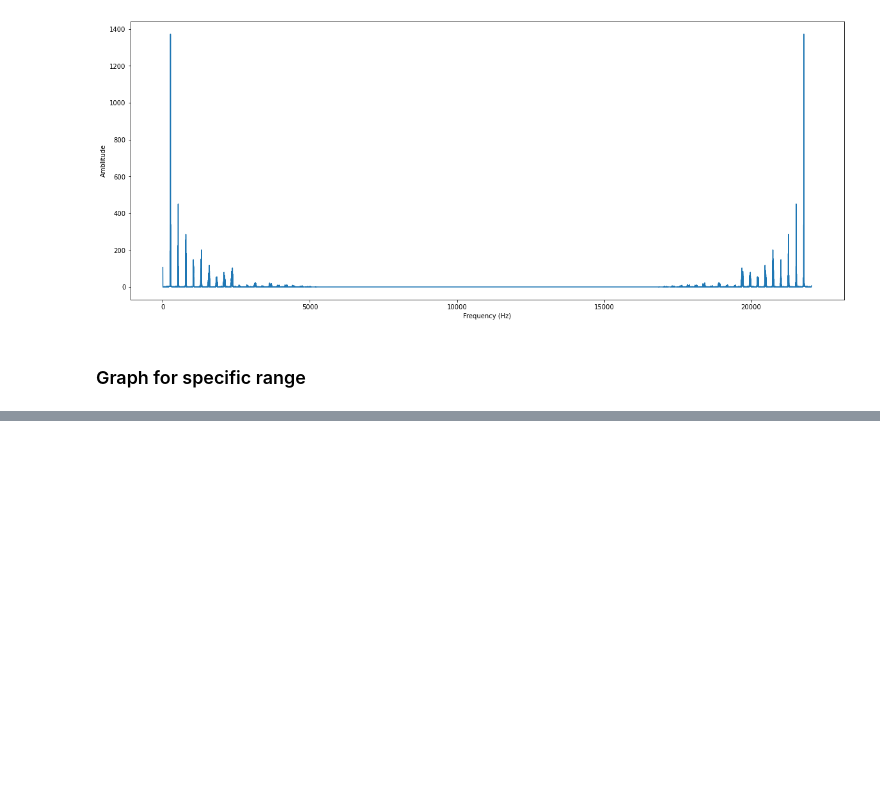
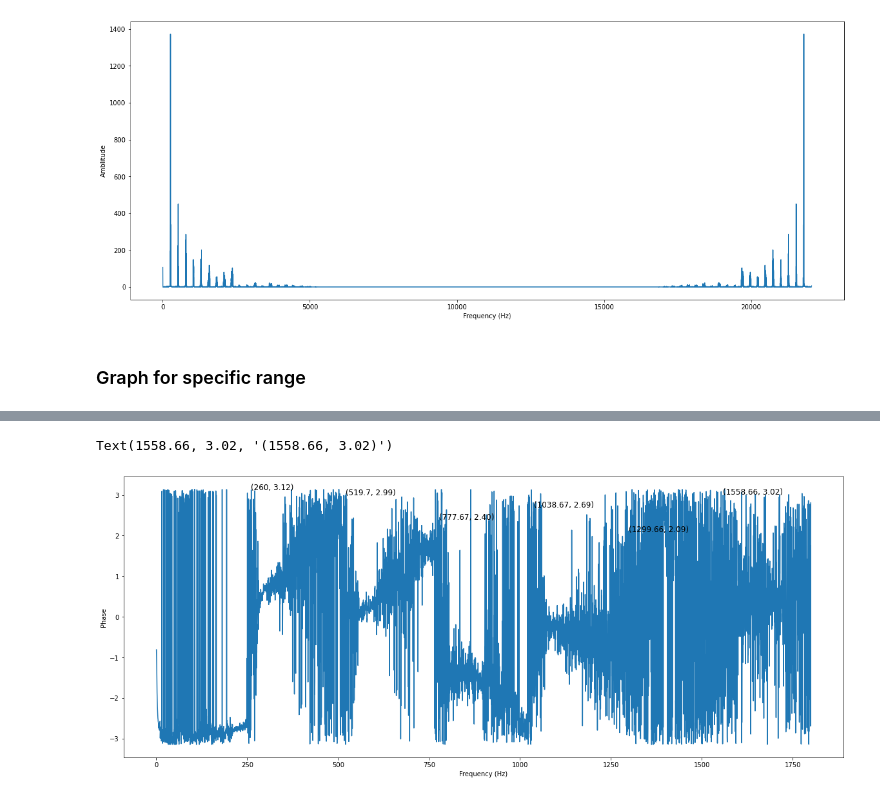
Before and after one commit to Rathees-Koneswarann/matplotlib-signal-analisis, a Jupyter notebook: violin-sound-process.ipynb, the cells around one changed output, grey strips where cells are left out. Saved outputs shown, nothing was run; the diff lists cells and outputs as text; code cells hidden in the pictures; blank space fills up the shorter version.

Commit message:
Update frequency labels

```diff
--- a/violin-sound-process.ipynb
+++ b/violin-sound-process.ipynb
@@ -110,0 +111,15 @@ Text(1560, 120, '(1560, 120)')
+# %%
+fig, ax = plt.subplots(figsize=(20,8))
+condition = (fr >0) & (fr < 1800)
+plt.plot(fr[condition],np.angle(c[condition]))
+plt.xlabel('Frequency (Hz)')
+plt.ylabel('Phase')
+ax.text(260, 3.12, '(260, 3.12)', size=12)
+ax.text(519.7, 2.99, '(519.7, 2.99)', size=12)
+ax.text(777.67, 2.40, '(777.67, 2.40)', size=12)
+ax.text(1038.67, 2.69, '(1038.67, 2.69)', size=12)
+ax.text(1299.66, 2.09, '(1299.66, 2.09)', size=12)
+ax.text(1558.66, 3.02, '(1558.66, 3.02)', size=12)
+# %% [output]
+Text(1558.66, 3.02, '(1558.66, 3.02)')
+[figure, added]
```
Also changed, not shown: parts of 3 cells of this notebook, 1 other file.
